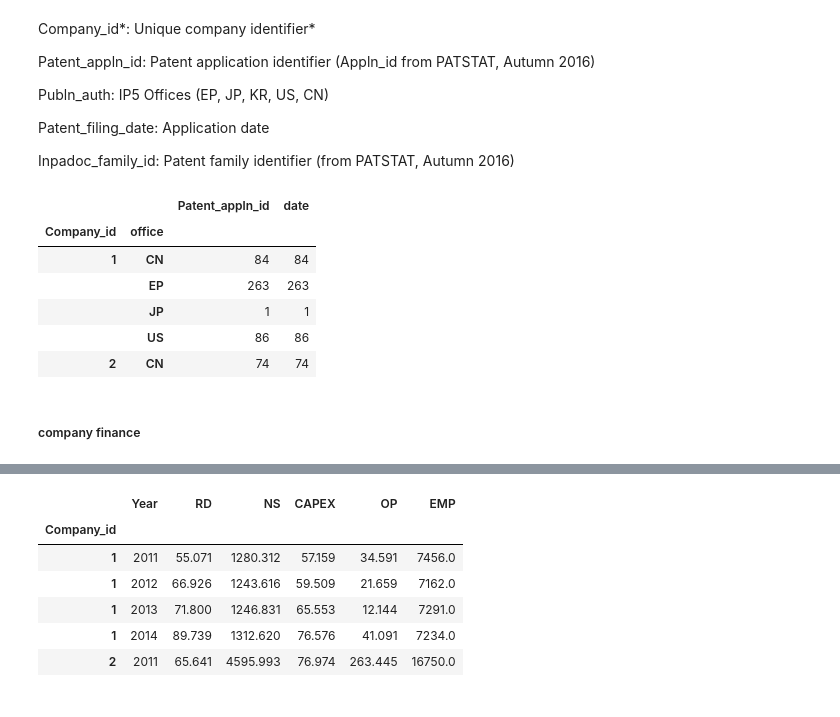
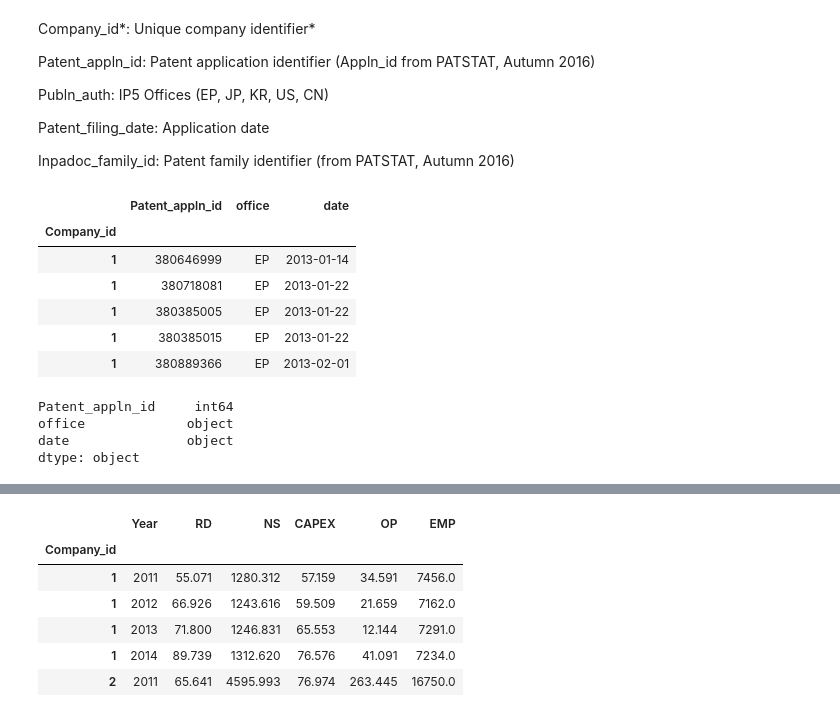
Before and after one commit to FHnt97/Project-Week-8-Final-Project, a Jupyter notebook: your-project/01_code/01_Data_warangling.ipynb, the cells around one changed output, grey strips where cells are left out. Cells and saved outputs as stored; diff of their text form; code cells hidden in the pictures.

Commit message:
end of day commit
cleaning mostly done.
needs work on:
- to_csv
- to datetime
- changing country code naming

```diff
--- a/your-project/01_code/01_Data_warangling.ipynb
+++ b/your-project/01_code/01_Data_warangling.ipynb
@@ -125,12 +294,18 @@ counts = company_patents.groupby(["Company_id", "office"]).count()
 # %%
-counts.head()
+company_patents.head()
 # %% [output]
-|  |  | Patent_appln_id | date |
-| Company_id | office |  |  |
-| 1 | CN | 84 | 84 |
-|  | EP | 263 | 263 |
-|  | JP | 1 | 1 |
-|  | US | 86 | 86 |
-| 2 | CN | 74 | 74 |
+|  | Patent_appln_id | office | date |
+| Company_id |  |  |  |
+| 1 | 380646999 | EP | 2013-01-14 |
+| 1 | 380718081 | EP | 2013-01-22 |
+| 1 | 380385005 | EP | 2013-01-22 |
+| 1 | 380385015 | EP | 2013-01-22 |
+| 1 | 380889366 | EP | 2013-02-01 |
-# %% [markdown]
-##### company finance
+# %%
+#checkign attributes
+company_patents.dtypes
+# %% [output]
+Patent_appln_id     int64
+office             object
+date               object
+dtype: object
```
Also changed, not shown: parts of 59 cells of this notebook.
